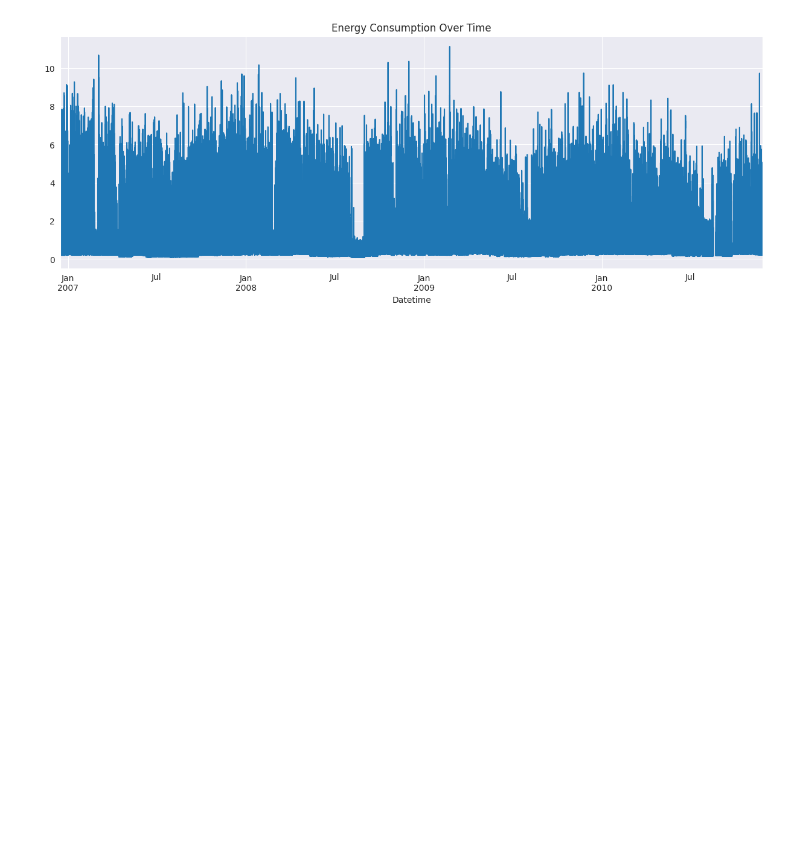
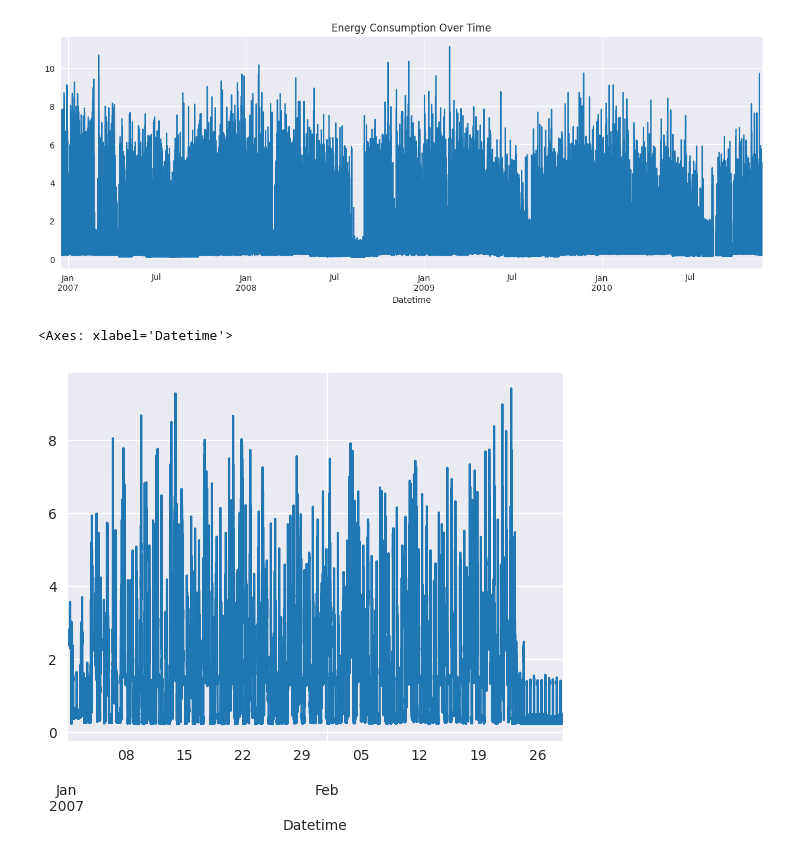
Before and after one commit to ShahanV/powercast-ai, a Jupyter notebook: notebooks/Powercast_AI.ipynb, the cells around one changed output. Cells and saved outputs as stored; diff of their text form; code cells hidden in the pictures; blank space fills up the shorter version.

Commit message:
Plot monthly consumption trends

```diff
--- a/notebooks/Powercast_AI.ipynb
+++ b/notebooks/Powercast_AI.ipynb
@@ -65,3 +65,8 @@ plt.title("Energy Consumption Over Time")
 plt.show()
 # %% [output]
 [figure]
+# %%
+df['Global_active_power']['2007-01':'2007-02'].plot()
+# %% [output]
+<Axes: xlabel='Datetime'>
+[figure, added]
```
